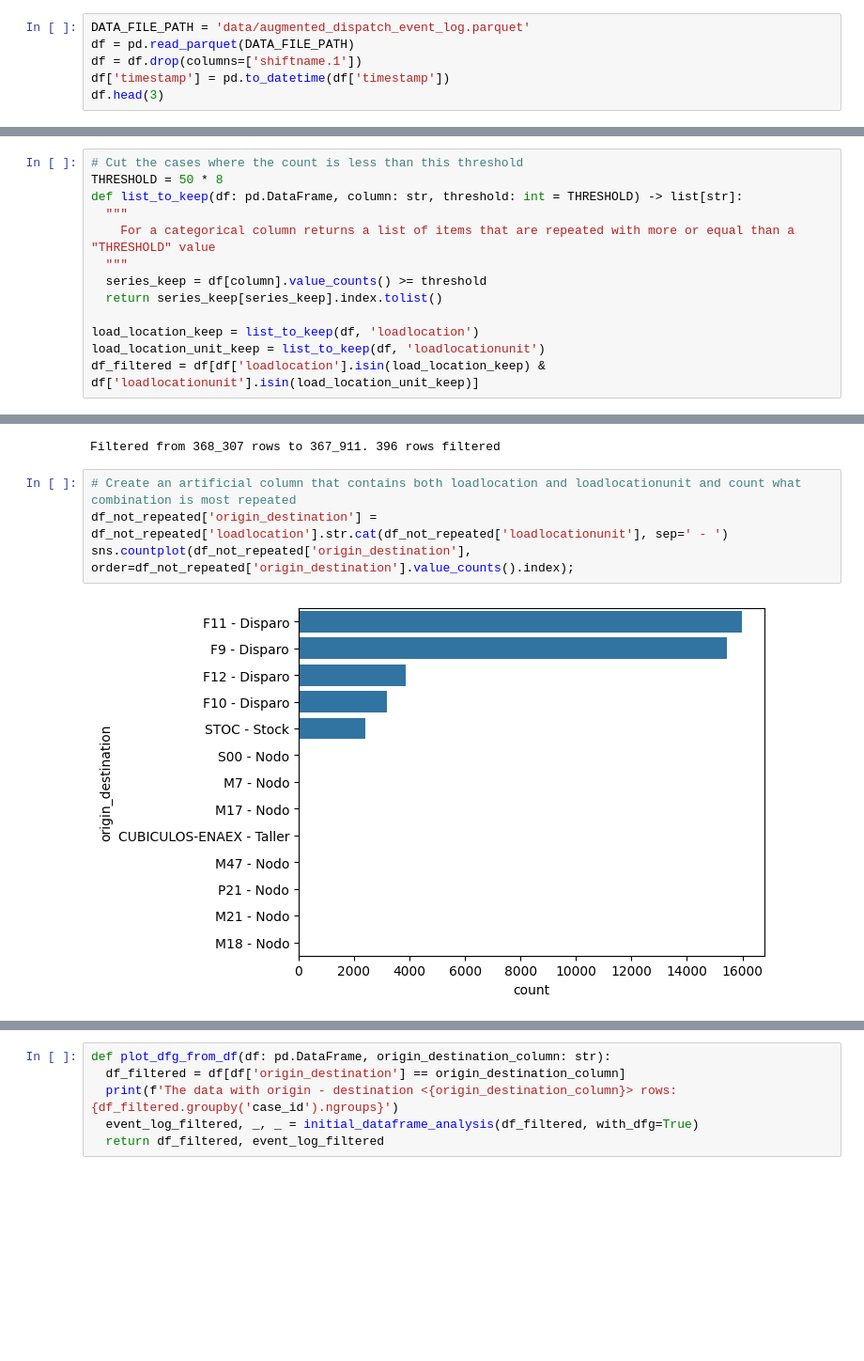
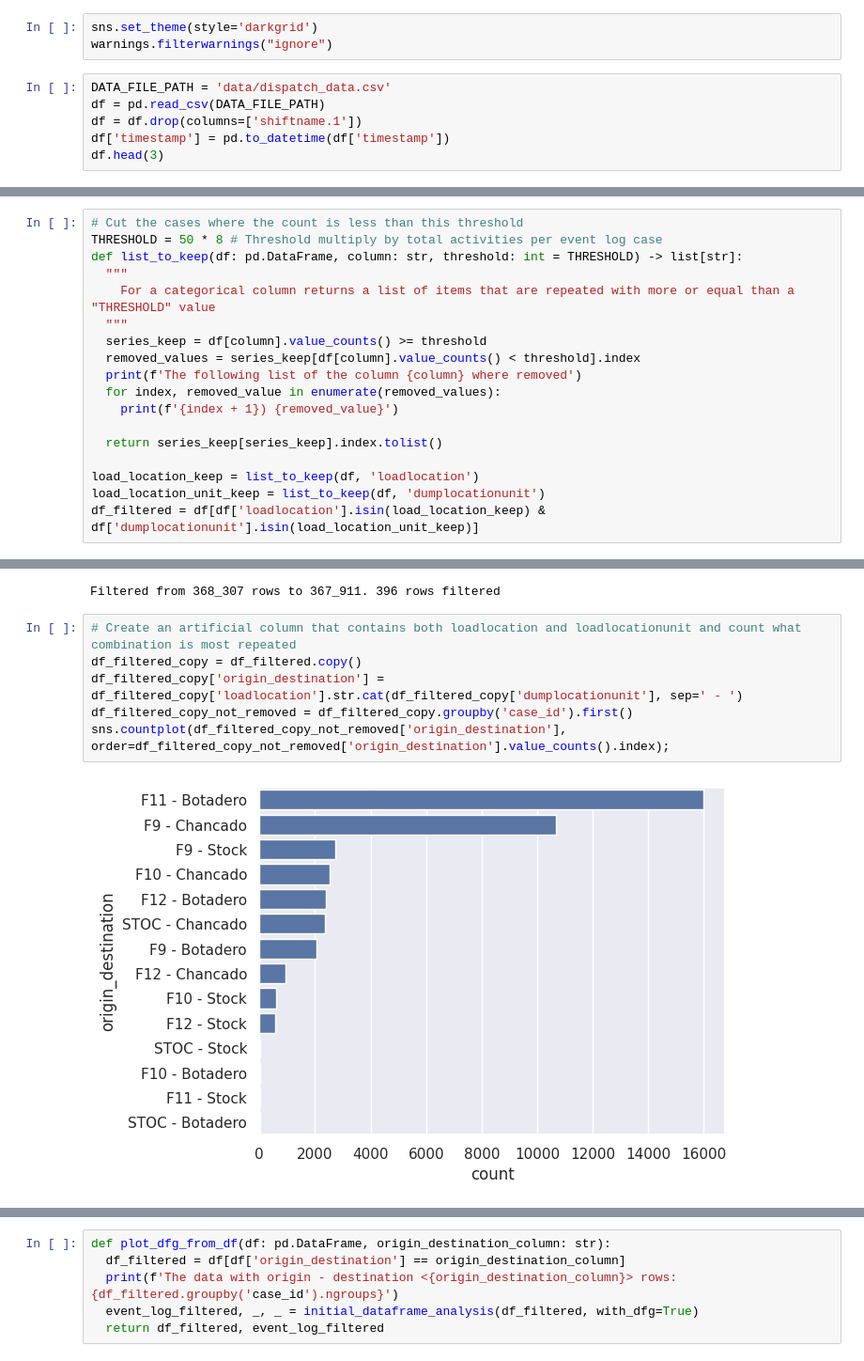
Before and after one commit to AlvaroEscalonaB/PM_MLP, a Jupyter notebook: dispatch-chancado.ipynb, the cells around one changed output, grey strips where cells are left out. Shown at 94% size. Drawn from its saved outputs; the diff is of its cells as text; blank space fills up the shorter version.

```diff
--- a/dispatch-chancado.ipynb
+++ b/dispatch-chancado.ipynb
@@ -11,6 +11,9 @@ warnings.filterwarnings("ignore")
+# %%
+sns.set_theme(style='darkgrid')
+warnings.filterwarnings("ignore")
 # %%
-DATA_FILE_PATH = 'data/augmented_dispatch_event_log.parquet'
-df = pd.read_parquet(DATA_FILE_PATH)
+DATA_FILE_PATH = 'data/dispatch_data.csv'
+df = pd.read_csv(DATA_FILE_PATH)
 df = df.drop(columns=['shiftname.1'])
 df['timestamp'] = pd.to_datetime(df['timestamp'])
 df.head(3)
@@ -40,13 +53,18 @@ sns.countplot(data=df_not_repeated, x='loadlocation', ax=ax2, order=ordered_seri
 # %%
 # Cut the cases where the count is less than this threshold
-THRESHOLD = 50 * 8
+THRESHOLD = 50 * 8 # Threshold multiply by total activities per event log case
 def list_to_keep(df: pd.DataFrame, column: str, threshold: int = THRESHOLD) -> list[str]:
   """
     For a categorical column returns a list of items that are repeated with more or equal than a "THRESHOLD" value
   """
   series_keep = df[column].value_counts() >= threshold
+  removed_values = series_keep[df[column].value_counts() < threshold].index
+  print(f'The following list of the column {column} where removed')
+  for index, removed_value in enumerate(removed_values):
+    print(f'{index + 1}) {removed_value}')
+
   return series_keep[series_keep].index.tolist()
 
 load_location_keep = list_to_keep(df, 'loadlocation')
-load_location_unit_keep = list_to_keep(df, 'loadlocationunit')
-df_filtered = df[df['loadlocation'].isin(load_location_keep) & df['loadlocationunit'].isin(load_location_unit_keep)]
+load_location_unit_keep = list_to_keep(df, 'dumplocationunit')
+df_filtered = df[df['loadlocation'].isin(load_location_keep) & df['dumplocationunit'].isin(load_location_unit_keep)]
@@ -56,8 +85,10 @@ print(f'Filtered from {df.shape[0]:_} rows to {df_filtered.shape[0]:_}. {(df.sha
 Filtered from 368_307 rows to 367_911. 396 rows filtered
 # %%
 # Create an artificial column that contains both loadlocation and loadlocationunit and count what combination is most repeated
-df_not_repeated['origin_destination'] = df_not_repeated['loadlocation'].str.cat(df_not_repeated['loadlocationunit'], sep=' - ')
-sns.countplot(df_not_repeated['origin_destination'], order=df_not_repeated['origin_destination'].value_counts().index);
+df_filtered_copy = df_filtered.copy()
+df_filtered_copy['origin_destination'] = df_filtered_copy['loadlocation'].str.cat(df_filtered_copy['dumplocationunit'], sep=' - ')
+df_filtered_copy_not_removed = df_filtered_copy.groupby('case_id').first()
+sns.countplot(df_filtered_copy_not_removed['origin_destination'], order=df_filtered_copy_not_removed['origin_destination'].value_counts().index);
 # %% [output]
-[figure, old version]
+[figure, new version]
 # %%
```
Also changed, not shown: parts of 34 cells of this notebook.
